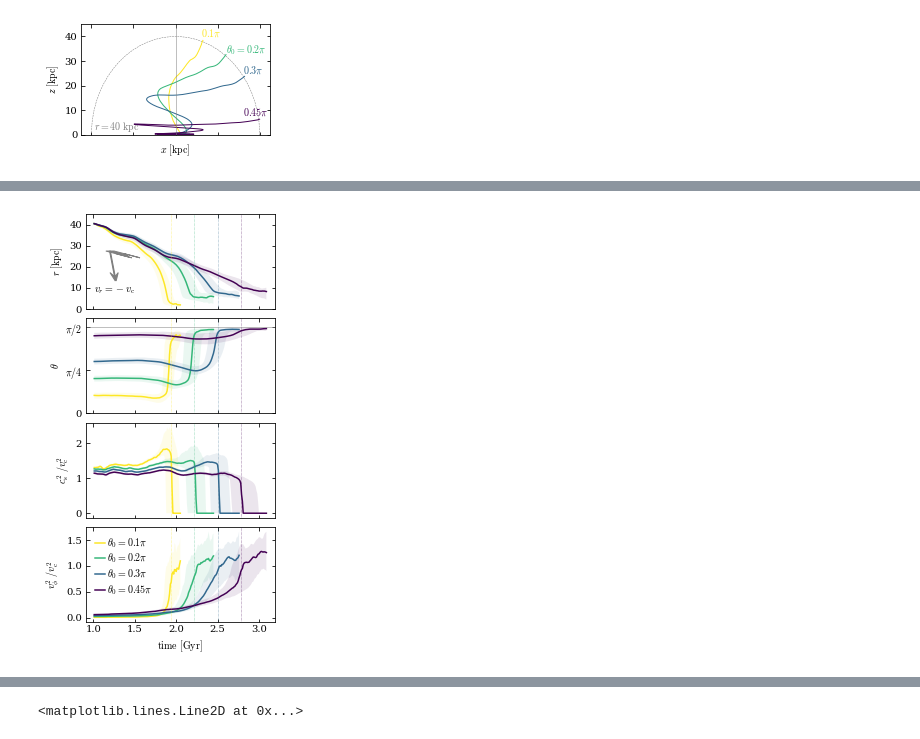
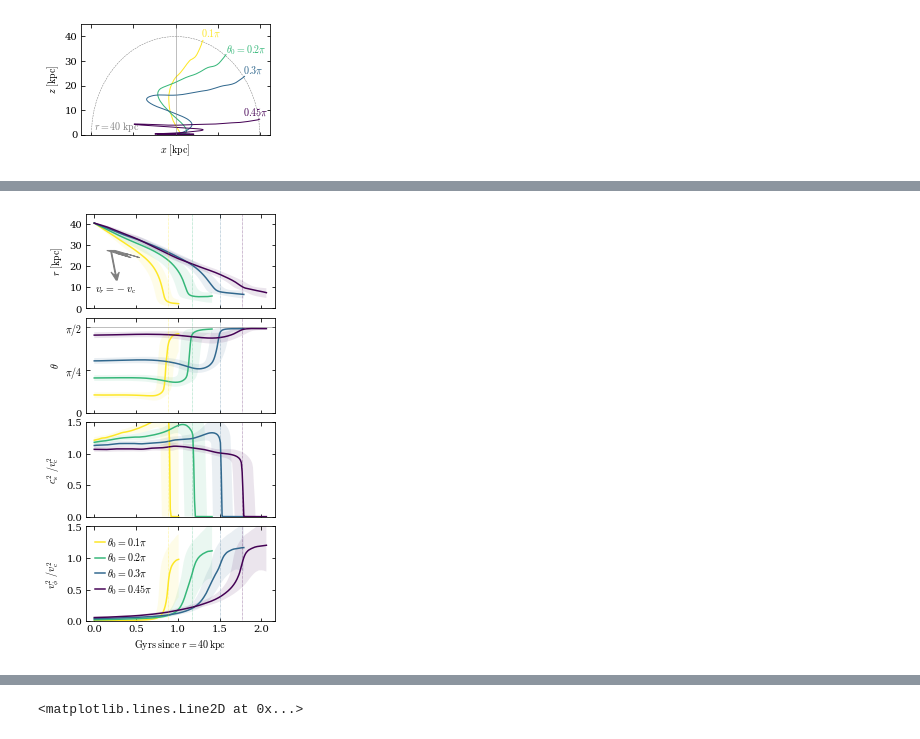
Before and after one commit to JonathanSternAstro/gizmo_analysis, a Jupyter notebook: ipynb/subsonic_solution/particleTracking.ipynb, the cells around one changed output, grey strips where cells are left out. Drawn from its saved outputs; the diff is of its cells as text; code cells hidden in the pictures.

```diff
--- a/ipynb/subsonic_solution/particleTracking.ipynb
+++ b/ipynb/subsonic_solution/particleTracking.ipynb
@@ -34,3 +35,0 @@ npz_fn = wd.tracksdir+simname+'/particle_tracks.npz'
-# %%
-snapNumbers = range(100,325,1)
-ts = 3250-np.arange(len(snapNumbers))*10
@@ -197,6 +193,7 @@ def plot_helix(ax,_phis,_Rs,_zs,_Ts,_As,a=2,usemlab=True):
 # %%
 from mayavi import mlab
-def plot_helix2(ax,_phis,_Rs,_zs,_Ts,_As,c,a=3,usemlab=True):
+%gui qt
+def plot_helix_mayavi(ax,_phis,_Rs,_zs,_Ts,_As,c,a=3):
     x=_Rs*np.cos(_phis)
     y=_Rs*np.sin(_phis)
     z=_zs
@@ -232,26 +211,15 @@ RuntimeError: wrapped C/C++ object of type QAction has been deleted
 # %%
-# fig = pl.figure()
-# ax = pl.axes(projection='3d')
 _arr = [(a,b) for a,b in enumerate(theta_midbins)]
 for i,ind in (_arr[2],_arr[3],_arr[0]):
-#     if i==1: continue
     med_ind = int(np.median(tSF_ind[theta_inds[i]]))
     med_dphis, med_Rs, med_zs, med_Ts, med_As = [
         np.nanmedian(val[:,theta_inds[i]],axis=1)[med_ind:] for val in (dphis,Rs,zs,Ts,(nHs*v_abs)**-1)]
     med_As /= med_As[-1]
     med_As[med_As<0.03] = 0.03
     print([x.shape for x in (med_dphis, med_Rs, med_zs, med_Ts, med_As)])
-    plot_helix(ax=None,
+    plot_helix_mayavi(ax=None,
                    _phis=med_dphis,_Rs=med_Rs,_zs=med_zs,
                    _Ts=med_Ts,_As=med_As)
-#     ax.scatter3D(_ys[::d],_xs[::d],_zs[::d],label=labels[i],color=colors[i],marker='o',s=2)
-#     ax.set_ylim(-30,30)
-#     ax.set_xlim(-30,30)
-#     ax.set_zlim(0,35)
-#     ax.view_init(25,-40)
-#     pl.xlabel(r'$x\ [{\rm kpc}]$')
-#     pl.ylabel(r'$y\ [{\rm kpc}]$')
-#     ax.set_zlabel(r'$z\ [{\rm kpc}]$')
 # pl.savefig(figdir+'3Dtracks.pdf')
 # %% [output]
 [(177,), (177,), (177,), (177,), (177,)]
@@ -323,45 +266,31 @@ pl.savefig('helix.pdf',bbox_inches='tight')
 # %%
 pl.figure(figsize=(fig_width_half,7.5)); pl.subplots_adjust(hspace=0.1)
-ax = pl.subplot(411)
-med_and_std(rs)
-pl.ylabel(r'$r\ [{\rm kpc}]$')
-pl.ylim(0,45)
-ax.xaxis.set_major_formatter(ticker.NullFormatter())
-pl.arrow(1.2,27.5,0.05,-(0.05*un.Gyr*200*un.km/un.s).to('kpc').value,
-         color='.5',width=0.01,head_width=0.1,head_length=2,overhang=2)
-vcool = (40.5*un.kpc/(np.median(tcools[-1,:])*un.Myr)).to('km/s')
-pl.arrow(1.2,27.5,0.12,-(0.12*un.Gyr*vcool).to('kpc').value,
-         color='.5',width=0.1,head_width=0.1,head_length=1,overhang=2)
-pl.text(1.25,8,r'$v_r=-v_{\rm c}$',ha='center')
-ax.yaxis.set_major_locator(ticker.MultipleLocator(10))
-[pl.axvline(np.nanmedian(t105[theta_inds[i]])/1000,c=colors[i],lw=0.5,ls=':') for i,ind in enumerate(theta_midbins)]
-
-
-ax =pl.subplot(412)
-med_and_std(thetas)
-pl.ylabel(r'$\theta$')
-pl.ylim(0,0.55*np.pi)
-pl.axhline(0.5*np.pi,c='.5',lw=0.5)
-ax.xaxis.set_major_formatter(ticker.NullFormatter())
-ax.yaxis.set_major_locator(ticker.FixedLocator([0,np.pi/2,np.pi/4]))
-ax.yaxis.set_major_formatter(ticker.FixedFormatter(['0',r'$\pi/2$',r'$\pi/4$']))
-[pl.axvline(np.nanmedian(t105[theta_inds[i]])/1000,c=colors[i],lw=0.5,ls=':') for i,ind in enumerate(theta_midbins)]
-
-
-ax = pl.subplot(413)
-med_and_std((cs/vc.value)**2)
-pl.ylabel(r'$c^2_{\rm s}\ / v^2_{\rm c}$')
-ax.xaxis.set_major_formatter(ticker.NullFormatter())
-[pl.axvline(np.nanmedian(t105[theta_inds[i]])/1000,c=colors[i],lw=0.5,ls=':') for i,ind in enumerate(theta_midbins)]
-
-ax = pl.subplot(414)
-med_and_std((vphis/vc.value)**2)
-pl.ylabel(r'$v^2_\phi\ / v^2_{\rm c}$')
-pl.legend(loc='upper left',ncol=1,frameon=False,labelspacing=0.2,handlelength=1,columnspacing=0.5,handletextpad=0.2)
-pl.xlabel(r'${\rm time}\ [{\rm Gyr}]$')
-[pl.axvline(np.nanmedian(t105[theta_inds[i]])/1000,c=colors[i],lw=0.5,ls=':') for i,ind in enumerate(theta_midbins)]
-
-
+for iPanel in range(4):
+    ax = pl.subplot(4,1,iPanel+1)
+    vals = (rs,thetas,(cs/vc.value)**2,(vphis/vc.value)**2)[iPanel]
+    ylabel = (r'$r\ [{\rm kpc}]$', r'$\theta$', r'$c^2_{\rm s}\ / v^2_{\rm c}$',r'$v^2_\phi\ / v^2_{\rm c}$')[iPanel]
+    yls = ((0,45),(0,0.55*np.pi),(0,1.75),(0,1.5))[iPanel]
+    med_and_std(vals)
+    pl.ylabel(ylabel)
+    pl.ylim(*yls)
+    [pl.axvline(np.nanmedian(t105[theta_inds[i]])/1000,c=colors[i],lw=0.5,ls=':') for i,ind in enumerate(theta_midbins)]
+    if iPanel==0:
+        pl.arrow(0.2,27.5,0.05,-(0.05*un.Gyr*200*un.km/un.s).to('kpc').value,
+                 color='.5',width=0.01,head_width=0.1,head_length=2,overhang=2)
+        vcool = (40.5*un.kpc/(np.median(tcools[-1,:])*un.Myr)).to('km/s')
+        pl.arrow(0.2,27.5,0.12,-(0.12*un.Gyr*vcool).to('kpc').value,
+                 color='.5',width=0.1,head_width=0.1,head_length=1,overhang=2)
+        pl.text(0.25,8,r'$v_r=-v_{\rm c}$',ha='center')
+        ax.yaxis.set_major_locator(ticker.MultipleLocator(10))
+    if iPanel==1:
+        pl.axhline(0.5*np.pi,c='.5',lw=0.5)
+        ax.yaxis.set_major_locator(ticker.FixedLocator([0,np.pi/2,np.pi/4]))
+        ax.yaxis.set_major_formatter(ticker.FixedFormatter(['0',r'$\pi/2$',r'$\pi/4$']))
+    if iPanel<3:
+        ax.xaxis.set_major_formatter(ticker.NullFormatter())
+    else:
+        pl.legend(loc='upper left',ncol=1,frameon=False,labelspacing=0.2,handlelength=1,columnspacing=0.5,handletextpad=0.2)
+        pl.xlabel(r'${\rm Gyrs\ since}\ r=40\,{\rm kpc}$')
 pl.savefig('tracking_spherical_coordinates.pdf',bbox_inches='tight')
 # %% [output]
-[figure, old version]
+[figure, new version]
```
Also changed, not shown: parts of 31 cells of this notebook, 1 other file.
